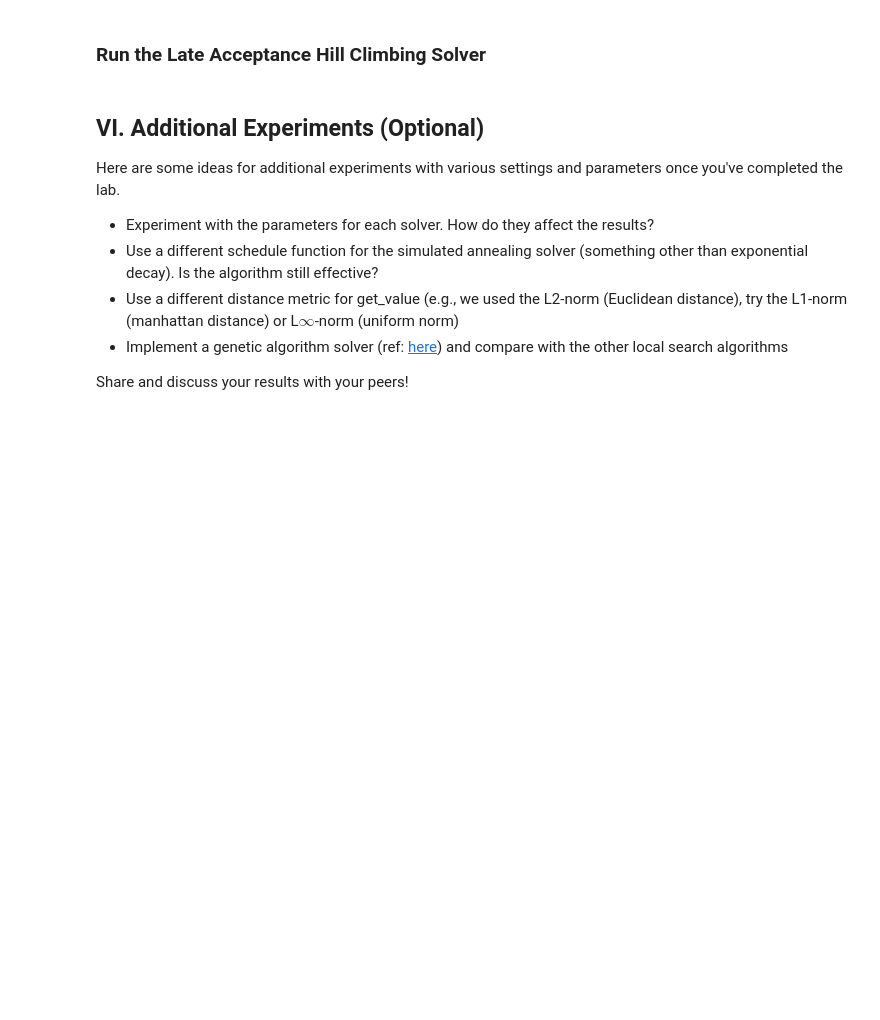
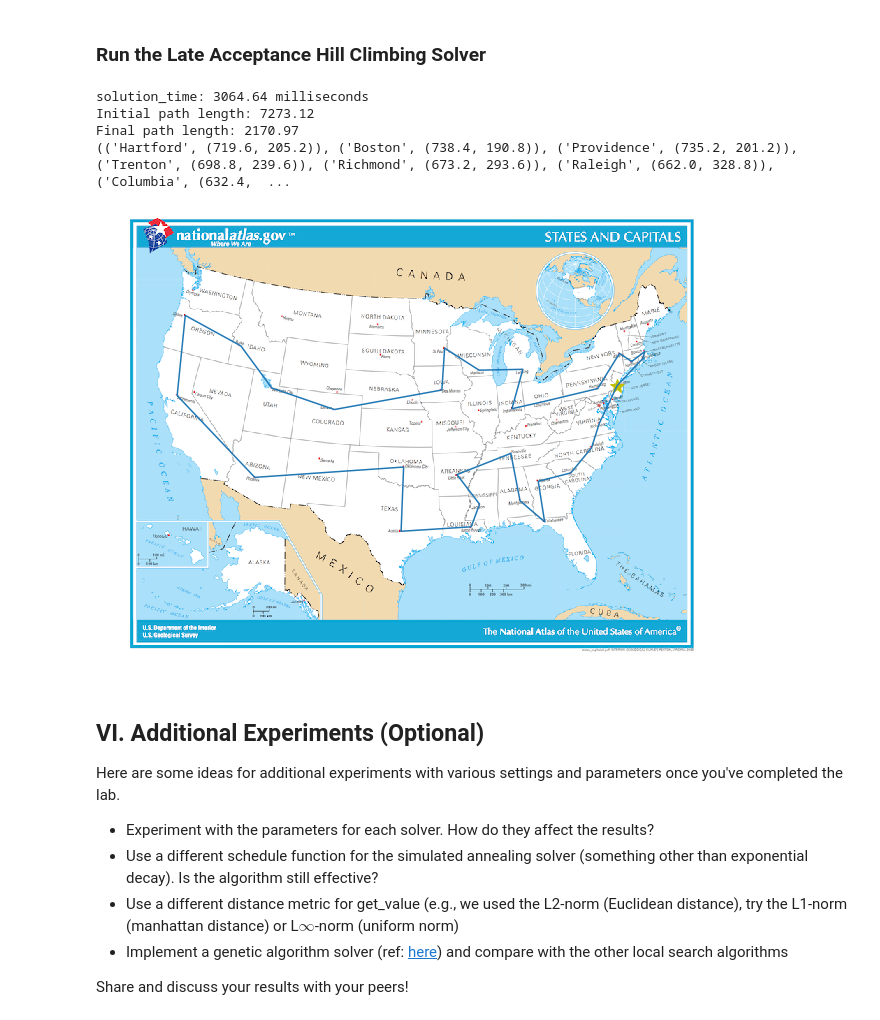
Before and after one commit to edison696/artificial-intelligence, a Jupyter notebook: Exercises/3_Local Search/AIND-Local Search.ipynb, the cells around one changed output. Cells and saved outputs as stored; diff of their text form; code cells hidden in the pictures; blank space fills up the shorter version.

Commit message:
Complete updated Exercise 3-Local Search

```diff
--- a/Exercises/3_Local Search/AIND-Local Search.ipynb
+++ b/Exercises/3_Local Search/AIND-Local Search.ipynb
@@ -515,6 +579,19 @@ class LAHCSolver:
             https://
         """
         # TODO: Implement this function!
-        raise NotImplementedError
+        current = problem
+        fitness_array = []
+        for i in range(self.Lfa):
+            fitness_array.append(problem.utility)
+        i = 0
+        while i < self.epochs:
+            neighbor = current.get_successor()
+            v = i % self.Lfa
+            if neighbor.utility > fitness_array[v] or neighbor.utility > current.utility:
+                current = neighbor
+            fitness_array[v] = current.utility
+            i += 1
+
+        return current
 # %% [markdown]
 ### Run the Late Acceptance Hill Climbing Solver
@@ -531,3 +598,39 @@ show_path(result.coords, starting_city)
+# %%
+# needs roughly 1000 or so epochs to give (close to) optimal solutions with 20 cities.
+# more than 1000 (up to 2000) for 30 cities
+# Still a lot faster than SA in both cases
+# Basic hill climbing performs exceptionally well, probably due to good neighborhood function
+# leading to no local maxima and no shoulders?
+solver = LAHCSolver(Lfa=5, epochs=2000)
+start_time = time.perf_counter()
+result = solver.solve(capitals_tsp)
+stop_time = time.perf_counter()
+print("solution_time: {:.2f} milliseconds".format((stop_time - start_time) * 1000))
+print("Initial path length: {:.2f}".format(-capitals_tsp.utility))
+print("Final path length: {:.2f}".format(-result.utility))
+print(result.path)
+show_path(result.coords, starting_city)
+
+# best LAHC score using lfa 5 and 2000 epochs for 30 cities
+# solution_time: 3064.64 milliseconds
+# Initial path length: 7273.12
+# Final path length: 2170.97
+# (('Hartford', (719.6, 205.2)), ('Boston', (738.4, 190.8)), ('Providence', (735.2, 201.2)),
+# ('Trenton', (698.8, 239.6)), ('Richmond', (673.2, 293.6)), ('Raleigh', (662.0, 328.8)),
+# ('Columbia', (632.4, 364.8)), ('Atlanta', (585.6, 376.8)), ('Tallahassee', (594.8, 434.8)),
+# ('Montgomery', (559.6, 404.8)), ('Nashville', (546.4, 336.8)), ('Little Rock', (469.2, 367.2)),
+# ('Jackson', (501.6, 409.6)), ('Baton Rouge', (489.6, 442.0)), ('Austin', (389.2, 448.4)),
+# ('Oklahoma City', (392.8, 356.4)), ('Phoenix', (179.6, 371.2)), ('Sacramento', (68.4, 254.0)),
+# ('Salem', (80.0, 139.2)), ('Boise', (159.6, 182.8)), ('Salt Lake City', (204.0, 243.2)),
+# ('Denver', (293.6, 274.0)), ('Des Moines', (447.6, 246.0)), ('Saint Paul', (451.6, 186.0)),
+# ('Madison', (500.8, 217.6)), ('Lansing', (563.6, 216.4)), ('Indianapolis', (548.0, 272.8)),
+# ('Columbus', (590.8, 263.2)), ('Harrisburg', (670.8, 244.0)), ('Albany', (702.0, 193.6)))
+# %% [output]
+solution_time: 3064.64 milliseconds
+Initial path length: 7273.12
+Final path length: 2170.97
+(('Hartford', (719.6, 205.2)), ('Boston', (738.4, 190.8)), ('Providence', (735.2, 201.2)), ('Trenton', (698.8, 239.6)), ('Richmond', (673.2, 293.6)), ('Raleigh', (662.0, 328.8)), ('Columbia', (632.4,  ...
+[figure, added]
 # %% [markdown]
 ## VI. Additional Experiments (Optional)
 Here are some ideas for additional experiments with various settings and parameters once you've completed the lab.
```
Also changed, not shown: parts of 11 cells of this notebook, 1 other file.
